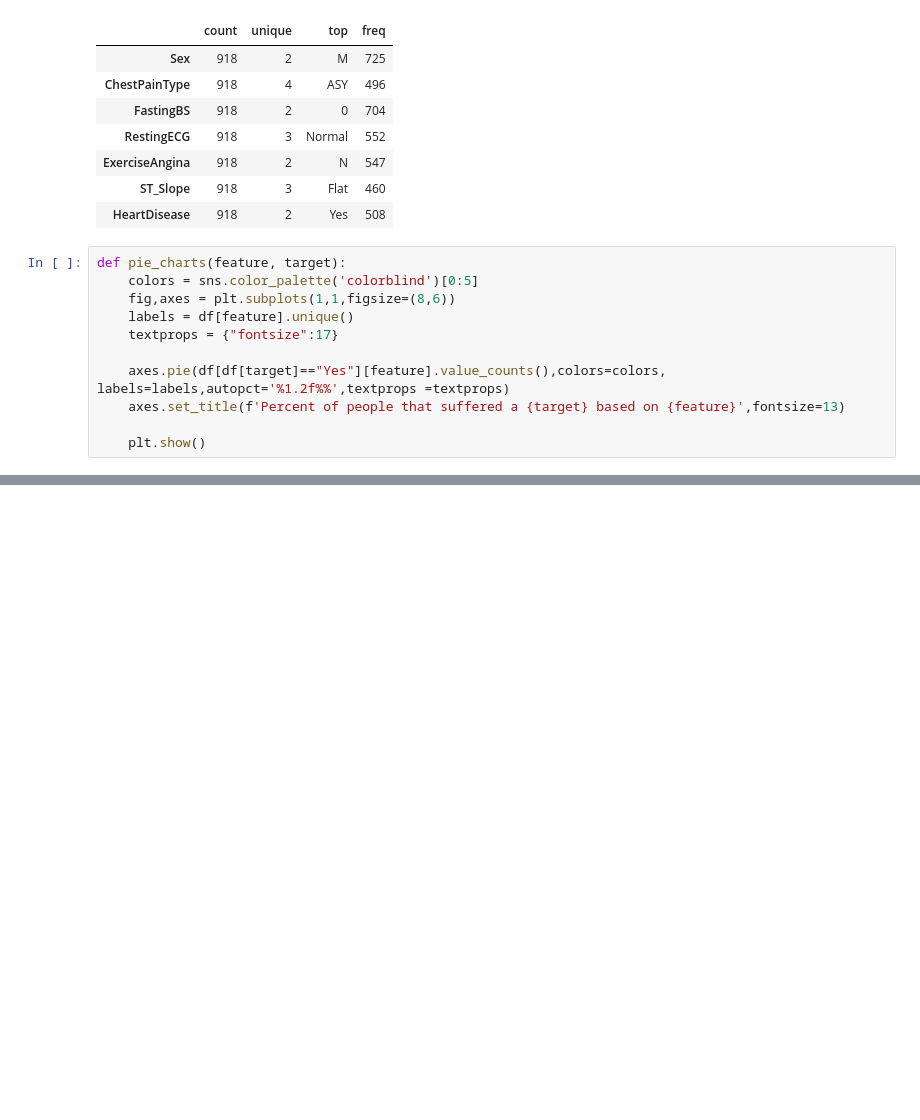
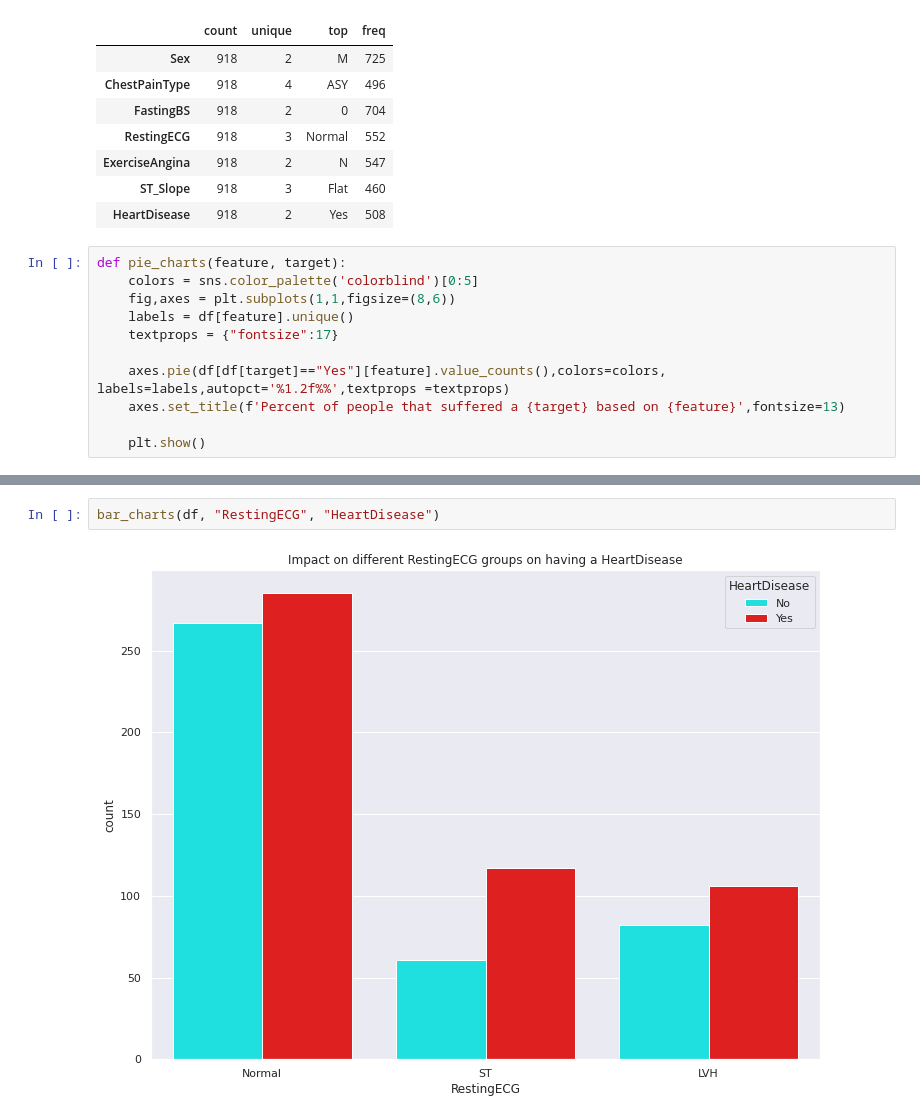
Before and after one commit to BrStefan/DataVis, a Jupyter notebook: DV_1.ipynb, the cells around one changed output, grey strips where cells are left out. Drawn from its saved outputs; the diff is of its cells as text; blank space fills up the shorter version.

```diff
--- a/DV_1.ipynb
+++ b/DV_1.ipynb
@@ -129,0 +143,4 @@ for feature in binary_feature:
+# %%
+bar_charts(df, "RestingECG", "HeartDisease")
+# %% [output]
+[figure, added]
```
Also changed, not shown: parts of 4 cells of this notebook.
